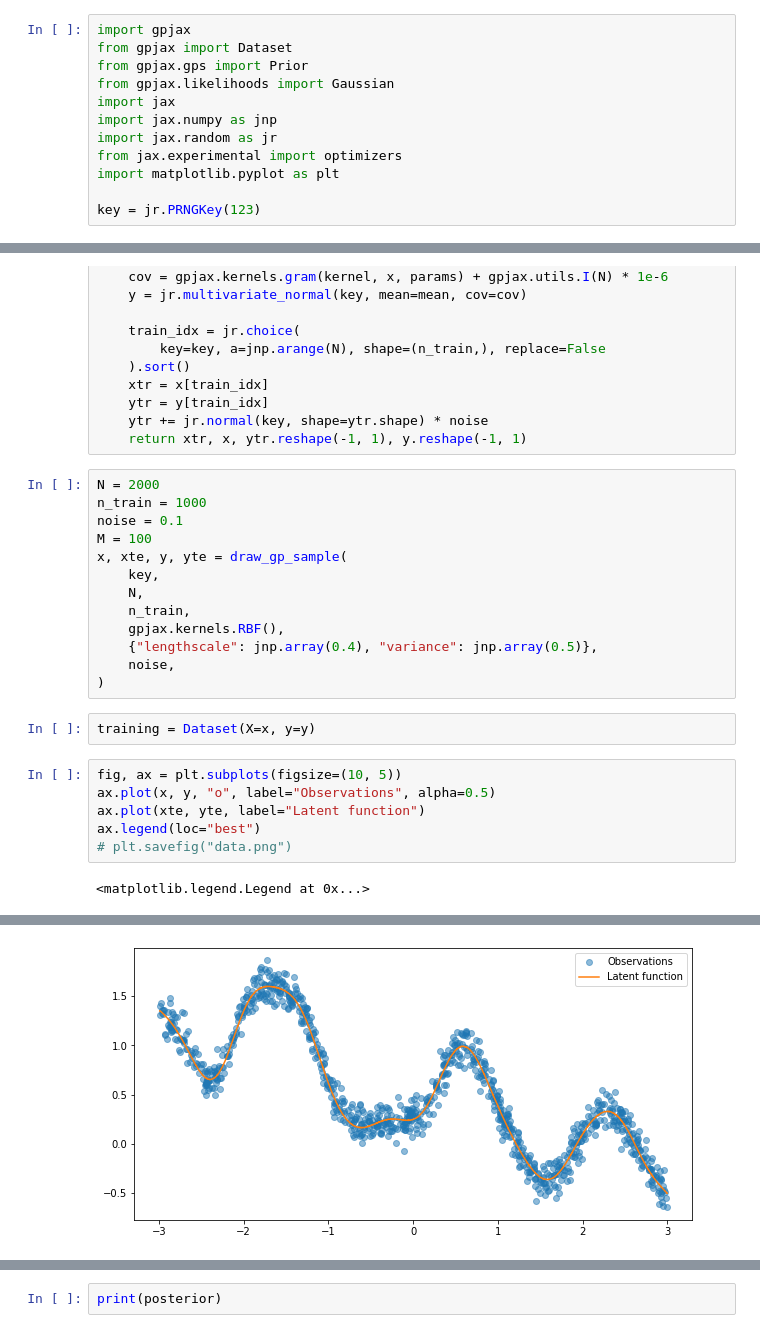
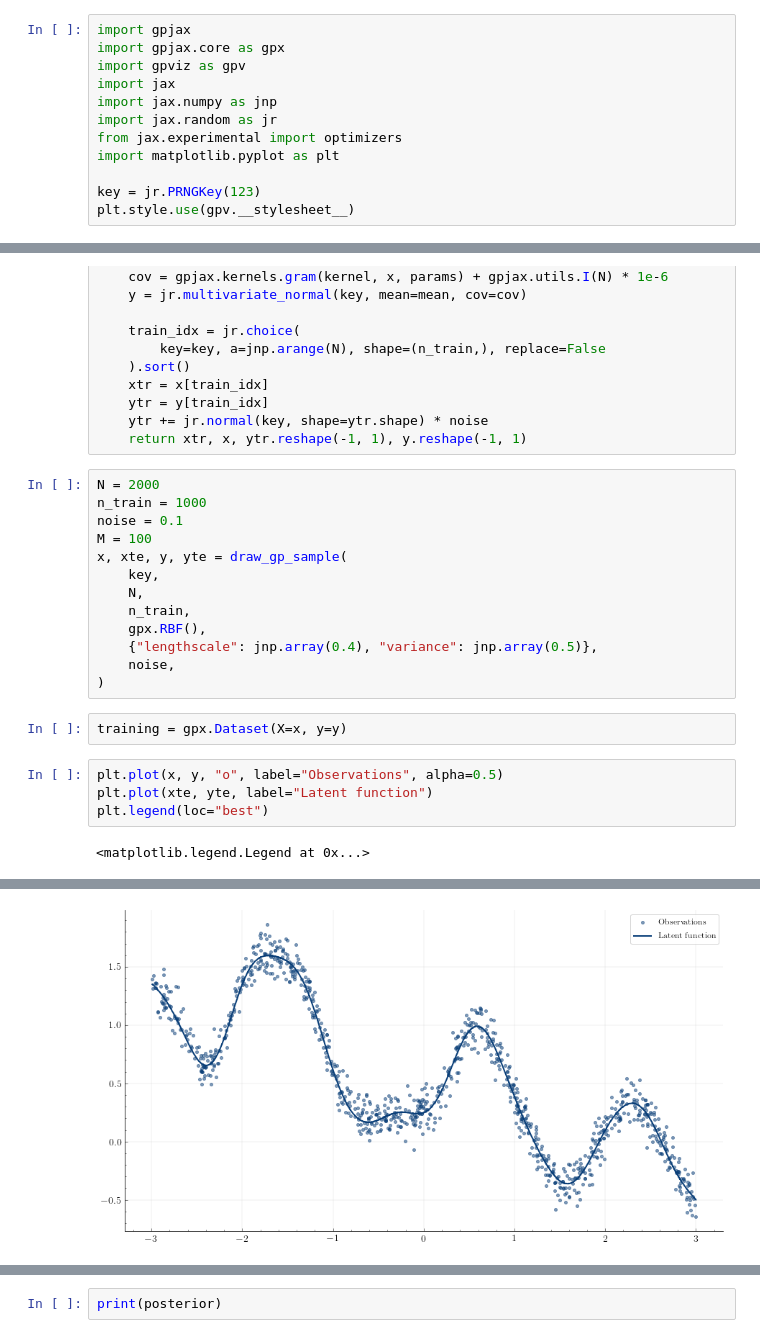
Before and after one commit to JaxGaussianProcesses/GPJax, a Jupyter notebook: docs/nbs/spectral.ipynb, the cells around one changed output, grey strips where cells are left out. Drawn from its saved outputs; the diff is of its cells as text.

Commit message:
All nbs moved to gpviz

```diff
--- a/docs/nbs/spectral.ipynb
+++ b/docs/nbs/spectral.ipynb
@@ -4,9 +4,8 @@
 # Spectral Kernel Approximations
 # %%
 import gpjax
-from gpjax import Dataset
-from gpjax.gps import Prior
-from gpjax.likelihoods import Gaussian
+import gpjax.core as gpx
+import gpviz as gpv
 import jax
 import jax.numpy as jnp
 import jax.random as jr
@@ -14,6 +13,7 @@ from jax.experimental import optimizers
 import matplotlib.pyplot as plt
 
 key = jr.PRNGKey(123)
+plt.style.use(gpv.__stylesheet__)
 # %% [output]
 WARNING:absl:No GPU/TPU found, falling back to CPU. (Set TF_CPP_MIN_LOG_LEVEL=0 and rerun for more info.)
 # %%
@@ -39,17 +39,15 @@ x, xte, y, yte = draw_gp_sample(
     key,
     N,
     n_train,
-    gpjax.kernels.RBF(),
+    gpx.RBF(),
     {"lengthscale": jnp.array(0.4), "variance": jnp.array(0.5)},
     noise,
 )
 # %%
-training = Dataset(X=x, y=y)
+training = gpx.Dataset(X=x, y=y)
 # %%
-fig, ax = plt.subplots(figsize=(10, 5))
-ax.plot(x, y, "o", label="Observations", alpha=0.5)
-ax.plot(xte, yte, label="Latent function")
-ax.legend(loc="best")
-# plt.savefig("data.png")
+plt.plot(x, y, "o", label="Observations", alpha=0.5)
+plt.plot(xte, yte, label="Latent function")
+plt.legend(loc="best")
 # %% [output]
 <matplotlib.legend.Legend at 0x...>
@@ -56,2 +55,2 @@ ax.legend(loc="best")
-[figure, old version]
+[figure, new version]
 # %%
```
Also changed, not shown: parts of 15 cells of this notebook, 4 other files.
